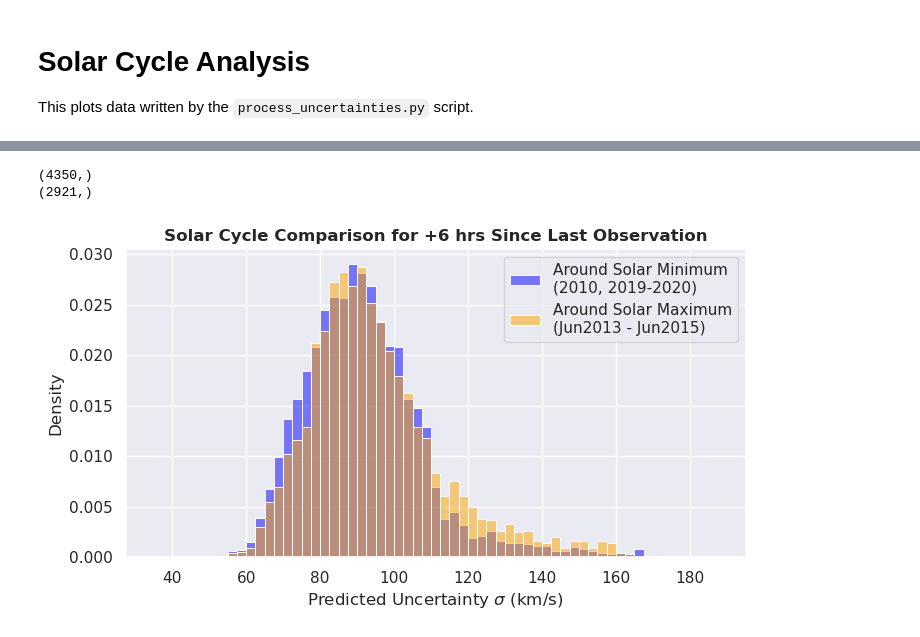
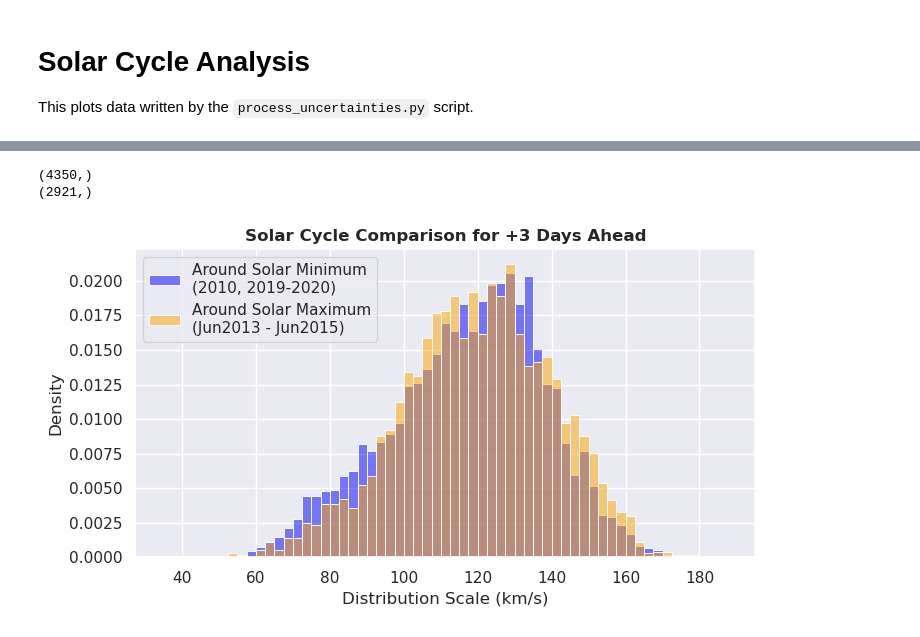
Before and after one commit to ddasilva/wsa_knn_uncertainty_v2, a Jupyter notebook: notebooks/Solar Cycle Analysis.ipynb, the cells around one changed output, grey strips where cells are left out. Saved outputs shown, nothing was run; the diff lists cells and outputs as text; code cells hidden in the pictures.

```diff
--- a/notebooks/Solar Cycle Analysis.ipynb
+++ b/notebooks/Solar Cycle Analysis.ipynb
@@ -69,26 +67,26 @@ max_label = "Around Solar Maximum\n(%s - %s)" % (
 # %%
 bins = np.arange(35, 190, 2.5)
 sigmas_min = df[
     df["current_time"].between(min_start1, min_end1)
     | df["current_time"].between(min_start2, min_end2)
-][f"forward_sigma"]
-sigmas_max = df[df["current_time"].between(max_start, max_end)][f"forward_sigma"]
+][f"forward_scale"]
+sigmas_max = df[df["current_time"].between(max_start, max_end)][f"forward_scale"]
 
 print(sigmas_min.shape)
 print(sigmas_max.shape)
 
 plt.figure(figsize=(8, 4))
 sns.histplot(
     sigmas_min, color="blue", label=min_label, bins=bins, stat="density", alpha=0.5
 )
 sns.histplot(
     sigmas_max, color="orange", label=max_label, bins=bins, stat="density", alpha=0.5
 )
-plt.xlabel(r"Predicted Uncertainty $\sigma$ (km/s)")
+plt.xlabel(r"Distribution Scale (km/s)")
 plt.legend()
-plt.title("Solar Cycle Comparison for +6 hrs Since Last Observation", fontweight="bold")
+plt.title("Solar Cycle Comparison for +3 Days Ahead", fontweight="bold")
 plt.savefig("../../plots/histogram_of_sigmas.png", dpi=300)
 # %% [output]
 (4350,)
 (2921,)
-[figure, old version]
+[figure, new version]
```
Also changed, not shown: parts of 2 cells of this notebook, 5 other files.
